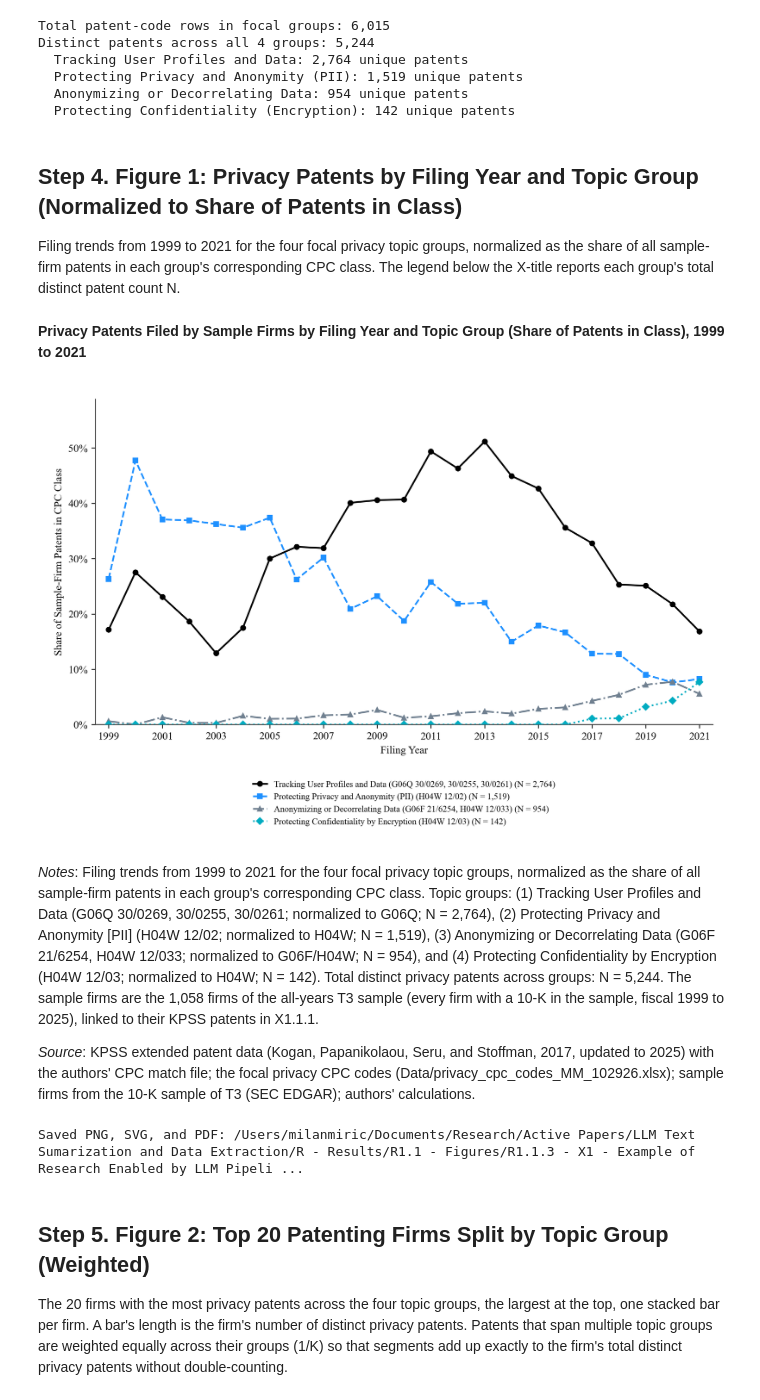
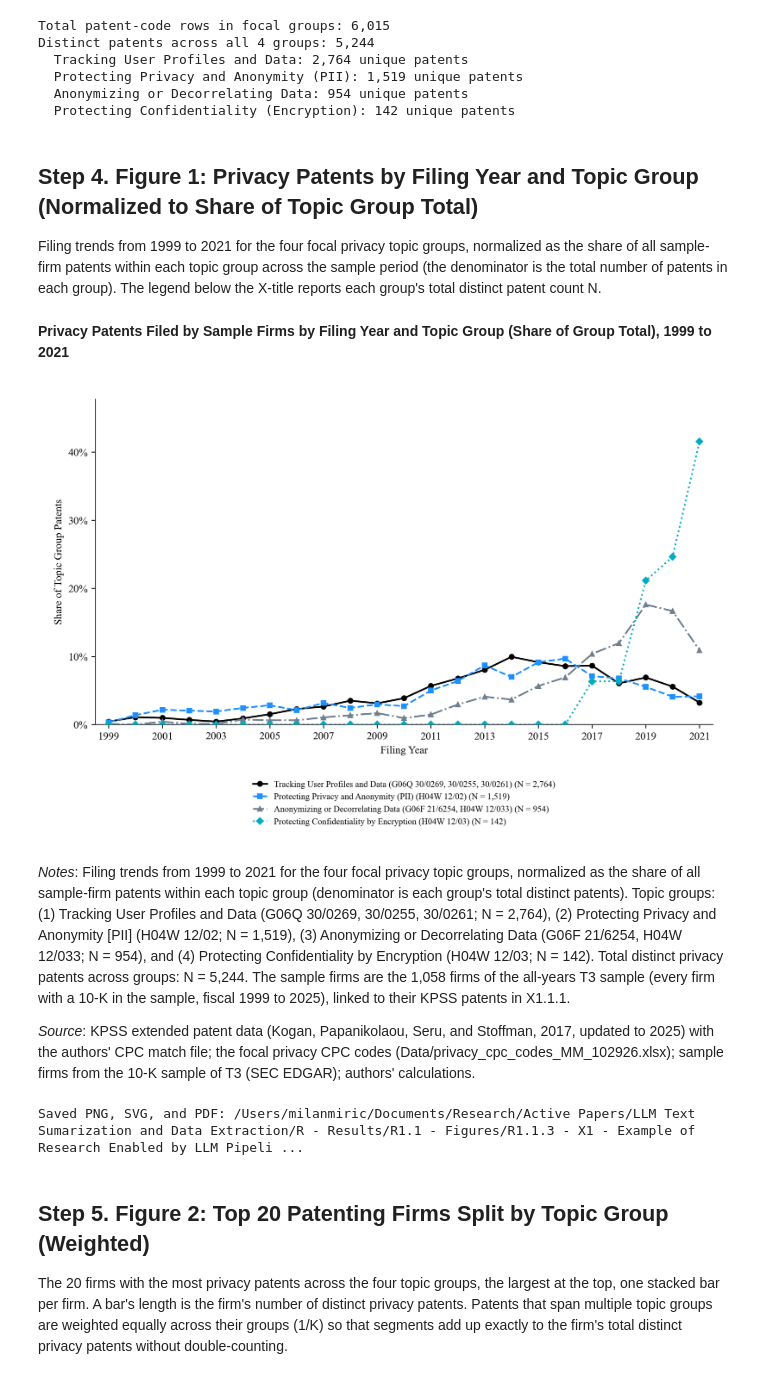
Before and after one commit to HC-Geopolitics-Innovation/Miric-Roh-Jia-OrgSciSIProposal, a Jupyter notebook: X1 - Example of Research Enabled by LLM Pipeline/X1.3 - Notebooks for Analysis/X1.3.2 - Figure 5 - Long-Term Trends and Firm Concentration in Privacy Patenting.ipynb, the cells around one changed output. Cells and saved outputs as stored; diff of their text form; code cells hidden in the pictures.

Commit message:
Update Figure 5 Panel A to normalize by topic group totals, re-execute notebook X1.3.2, and recompile PDFs

```diff
--- a/X1 - Example of Research Enabled by LLM Pipeline/X1.3 - Notebooks for Analysis/X1.3.2 - Figure 5 - Long-Term Trends and Firm Concentration in Privacy Patenting.ipynb
+++ b/X1 - Example of Research Enabled by LLM Pipeline/X1.3 - Notebooks for Analysis/X1.3.2 - Figure 5 - Long-Term Trends and Firm Concentration in Privacy Patenting.ipynb
@@ -123,25 +123,16 @@ Distinct patents across all 4 groups: 5,244
   Anonymizing or Decorrelating Data: 954 unique patents
   Protecting Confidentiality (Encryption): 142 unique patents
 # %% [markdown]
-## Step 4. Figure 1: Privacy Patents by Filing Year and Topic Group (Normalized to Share of Patents in Class)
+## Step 4. Figure 1: Privacy Patents by Filing Year and Topic Group (Normalized to Share of Topic Group Total)
 
-Filing trends from 1999 to 2021 for the four focal privacy topic groups, normalized as the share of all sample-firm patents in each group's corresponding CPC class. The legend below the X-title reports each group's total distinct patent count N.
+Filing trends from 1999 to 2021 for the four focal privacy topic groups, normalized as the share of all sample-firm patents within each topic group across the sample period (the denominator is the total number of patents in each group). The legend below the X-title reports each group's total distinct patent count N.
 # %%
 figure_number = 8
 figure_name = "fig_8_privacy_patent_count_by_filing_year_and_cpc_code"
-title = f"Privacy Patents Filed by Sample Firms by Filing Year and Topic Group (Share of Patents in Class), {PERIOD_WORDS}"
+title = f"Privacy Patents Filed by Sample Firms by Filing Year and Topic Group (Share of Group Total), {PERIOD_WORDS}"
 x_title = "Filing Year"
-y_title = "Share of Sample-Firm Patents in CPC Class"
+y_title = "Share of Topic Group Patents"
 LEGEND_COLUMNS = 1
-
-# Explode cpc_all to compute total patents per CPC class per filing year
-pats = df_patents[["patent_num", "filing_year", "cpc_all"]].drop_duplicates("patent_num")
-pats["cpc"] = pats["cpc_all"].str.split(";")
-pats = pats.explode("cpc")
-pats["cpc"] = pats["cpc"].str.strip()
-pats["cpc_class"] = pats["cpc"].str[:4]
-class_year = pats.groupby(["filing_year", "cpc_class"])["patent_num"].nunique().unstack(fill_value=0)
-class_year_g06f_h04w = pats[pats["cpc_class"].isin(["G06F", "H04W"])].groupby("filing_year")["patent_num"].nunique()
 
 # Topic groups
 g1_pats = patents_in_period[patents_in_period["privacy_cpc"].isin(["G06Q30/0269", "G06Q30/0255", "G06Q30/0261"])]
@@ -159,11 +150,11 @@ cnt2 = g2_pats.groupby("filing_year")["patent_num"].nunique().reindex(by_year["f
 cnt3 = g3_pats.groupby("filing_year")["patent_num"].nunique().reindex(by_year["filing_year"], fill_value=0)
 cnt4 = g4_pats.groupby("filing_year")["patent_num"].nunique().reindex(by_year["filing_year"], fill_value=0)
 
-# Normalize to share of all sample-firm patents in class
-share1 = (cnt1 / class_year["G06Q"]).fillna(0)
-share2 = (cnt2 / class_year["H04W"]).fillna(0)
-share3 = (cnt3 / class_year_g06f_h04w).fillna(0)
-share4 = (cnt4 / class_year["H04W"]).fillna(0)
+# Normalize to share of all patents within each topic group
+share1 = (cnt1 / n1).fillna(0)
+share2 = (cnt2 / n2).fillna(0)
+share3 = (cnt3 / n3).fillna(0)
+share4 = (cnt4 / n4).fillna(0)
 
 LABELS_WITH_N = [
     f"Tracking User Profiles and Data (G06Q 30/0269, 30/0255, 30/0261) (N = {n1:,})",
@@ -183,13 +174,13 @@ df_plot = pd.DataFrame({
 csv_out = pd.DataFrame({
     "filing_year": by_year["filing_year"],
     "count_tracking_user_profiles_G06Q": cnt1.values,
-    "share_tracking_user_profiles_G06Q": share1.values,
+    "share_tracking_user_profiles": share1.values,
     "count_protecting_privacy_PII_H04W12_02": cnt2.values,
-    "share_protecting_privacy_PII_H04W12_02": share2.values,
+    "share_protecting_privacy_PII": share2.values,
     "count_anonymizing_data_G06F_H04W": cnt3.values,
-    "share_anonymizing_data_G06F_H04W": share3.values,
+    "share_anonymizing_data": share3.values,
     "count_confidentiality_encryption_H04W12_03": cnt4.values,
-    "share_confidentiality_encryption_H04W12_03": share4.values,
+    "share_confidentiality_encryption": share4.values,
 })
 csv_out.to_csv(TABLE_FOLDER / "privacy_patents_by_year_and_code.csv", index=False)
 
@@ -225,41 +216,41 @@ left_shift = (margin_pixels - axis.yaxis.label.get_window_extent(renderer).x0) /
 fig.subplots_adjust(left=fig.subplotpars.left + left_shift)
 fig.canvas.draw()
 x_title_box = axis.xaxis.label.get_window_extent(renderer)
 bottom_shift = (margin_pixels - x_title_box.y0) / fig.bbox.height
 fig.subplots_adjust(bottom=fig.subplotpars.bottom + bottom_shift)
 fig.canvas.draw()
 
 axis_center = (axis.get_window_extent(renderer).x0 + axis.get_window_extent(renderer).x1) / 2 / fig.bbox.width
 x_title_box = axis.xaxis.label.get_window_extent(renderer)
 legend = fig.legend(handles=legend_handles, loc="upper center", bbox_to_anchor=(axis_center, (x_title_box.y0 - margin_pixels) / fig.bbox.height),
                     bbox_transform=fig.transFigure, ncol=1, frameon=False, handlelength=1.6, columnspacing=2.0, fontsize=8.2)
 fig.canvas.draw()
 legend_box = legend.get_window_extent(renderer)
 bottom_shift = (margin_pixels - legend_box.y0) / fig.bbox.height
 fig.subplots_adjust(bottom=fig.subplotpars.bottom + bottom_shift)
 fig.canvas.draw()
 x_title_box = axis.xaxis.label.get_window_extent(renderer)
 legend.set_bbox_to_anchor((axis_center, (x_title_box.y0 - margin_pixels) / fig.bbox.height))
 
 for extension in ["png", "svg", "pdf"]:
     fig.savefig(FIGURE_FOLDER / f"{figure_name}.{extension}", dpi=EXPORT_DPI)
     fig.savefig(FIGURE_FOLDER / f"1 - Figure 5 Panel A - Aggregate Filing Trends across Privacy CPC Codes.{extension}", dpi=EXPORT_DPI)
 plt.close(fig)
 
-figure_notes = (f"Filing trends from {PERIOD_WORDS} for the four focal privacy topic groups, normalized as the share of all sample-firm patents in each group's corresponding CPC class. "
-                f"Topic groups: (1) Tracking User Profiles and Data (G06Q 30/0269, 30/0255, 30/0261; normalized to G06Q; N = {n1:,}), "
-                f"(2) Protecting Privacy and Anonymity [PII] (H04W 12/02; normalized to H04W; N = {n2:,}), "
-                f"(3) Anonymizing or Decorrelating Data (G06F 21/6254, H04W 12/033; normalized to G06F/H04W; N = {n3:,}), and "
-                f"(4) Protecting Confidentiality by Encryption (H04W 12/03; normalized to H04W; N = {n4:,}). "
+figure_notes = (f"Filing trends from {PERIOD_WORDS} for the four focal privacy topic groups, normalized as the share of all sample-firm patents within each topic group (denominator is each group's total distinct patents). "
+                f"Topic groups: (1) Tracking User Profiles and Data (G06Q 30/0269, 30/0255, 30/0261; N = {n1:,}), "
+                f"(2) Protecting Privacy and Anonymity [PII] (H04W 12/02; N = {n2:,}), "
+                f"(3) Anonymizing or Decorrelating Data (G06F 21/6254, H04W 12/033; N = {n3:,}), and "
+                f"(4) Protecting Confidentiality by Encryption (H04W 12/03; N = {n4:,}). "
                 f"Total distinct privacy patents across groups: N = 5,244. The sample firms are {SAMPLE_WORDS}.")
 display(Markdown(f"**{title}**"))
 display(Image(filename=str(FIGURE_FOLDER / f"{figure_name}.png"), width=900))
 display(Markdown(f"*Notes*: {figure_notes}\n\n*Source*: {SOURCE}."))
 print(f"Saved PNG, SVG, and PDF: {FIGURE_FOLDER / figure_name}; data in privacy_patents_by_year_and_code.csv")
 # %% [output]
-**Privacy Patents Filed by Sample Firms by Filing Year and Topic Group (Share of Patents in Class), 1999 to 2021**
+**Privacy Patents Filed by Sample Firms by Filing Year and Topic Group (Share of Group Total), 1999 to 2021**
-[figure, old version]
+[figure, new version]
-*Notes*: Filing trends from 1999 to 2021 for the four focal privacy topic groups, normalized as the share of all sample-firm patents in each group's corresponding CPC class. Topic groups: (1) Tracking User Profiles and Data (G06Q 30/0269, 30/0255, 30/0261; normalized to G06Q; N = 2,764), (2) Protecting Privacy and Anonymity [PII] (H04W 12/02; normalized to H04W; N = 1,519), (3) Anonymizing or Decorrelating Data (G06F 21/6254, H04W 12/033; normalized to G06F/H04W; N = 954), and (4) Protecting Confidentiality by Encryption (H04W 12/03; normalized to H04W; N = 142). Total distinct privacy patents across groups: N = 5,244. The sample firms are the 1,058 firms of the all-years T3 sample (every firm with a 10-K in the sample, fiscal 1999 to 2025), linked to their KPSS patents in X1.1.1.
+*Notes*: Filing trends from 1999 to 2021 for the four focal privacy topic groups, normalized as the share of all sample-firm patents within each topic group (denominator is each group's total distinct patents). Topic groups: (1) Tracking User Profiles and Data (G06Q 30/0269, 30/0255, 30/0261; N = 2,764), (2) Protecting Privacy and Anonymity [PII] (H04W 12/02; N = 1,519), (3) Anonymizing or Decorrelating Data (G06F 21/6254, H04W 12/033; N = 954), and (4) Protecting Confidentiality by Encryption (H04W 12/03; N = 142). Total distinct privacy patents across groups: N = 5,244. The sample firms are the 1,058 firms of the all-years T3 sample (every firm with a 10-K in the sample, fiscal 1999 to 2025), linked to their KPSS patents in X1.1.1.
 
 *Source*: KPSS extended patent data (Kogan, Papanikolaou, Seru, and Stoffman, 2017, updated to 2025) with the authors' CPC match file; the focal privacy CPC codes (Data/privacy_cpc_codes_MM_102926.xlsx); sample firms from the 10-K sample of T3 (SEC EDGAR); authors' calculations.
 Saved PNG, SVG, and PDF: /Users/milanmiric/Documents/Research/Active Papers/LLM Text Sumarization and Data Extraction/R - Results/R1.1 - Figures/R1.1.3 - X1 - Example of Research Enabled by LLM Pipeli ...
```
Also changed, not shown: 19 other files.
